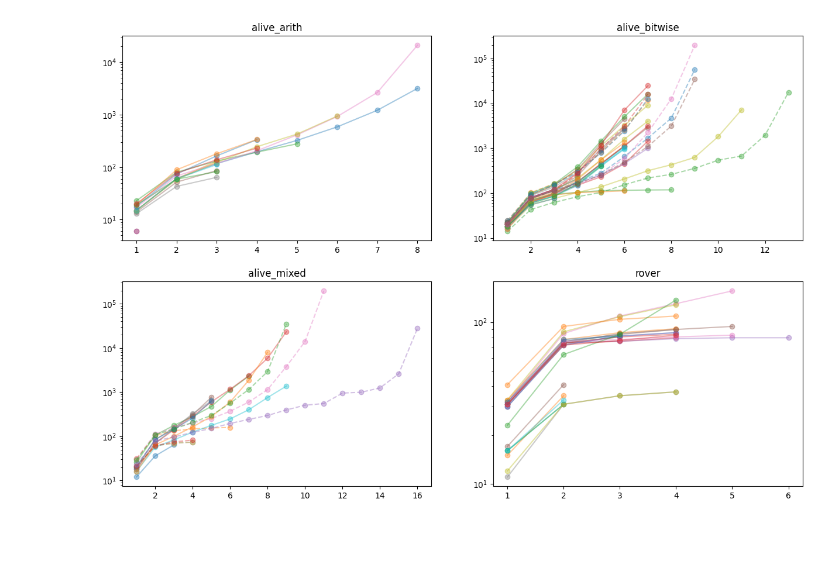
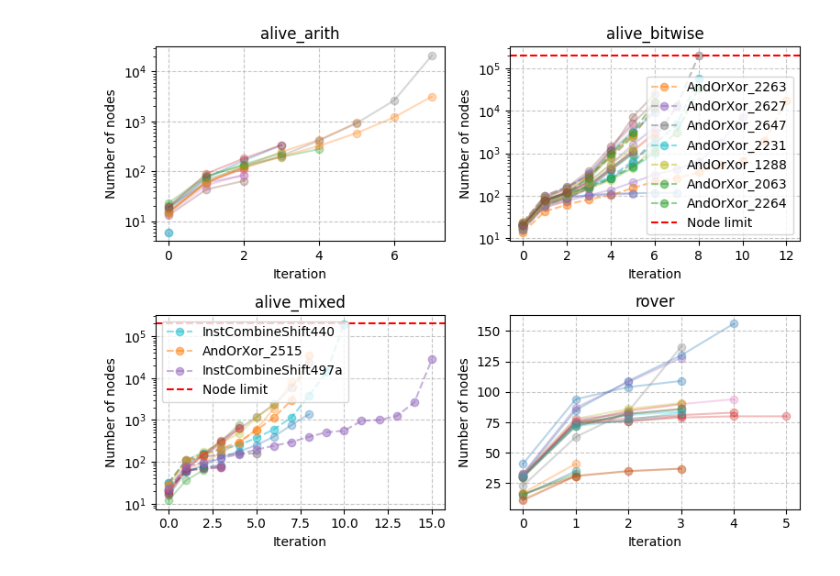
Before and after one commit to luigirinaldi/fyp, a Jupyter notebook: gen_graphs/scripts/graphing/results_graphs.ipynb, the cells around one changed output. Saved outputs shown, nothing was run; the diff lists cells and outputs as text; code cells hidden in the pictures; blank space fills up the shorter version.

Commit message:
make nice plots and get some new data

```diff
--- a/gen_graphs/scripts/graphing/results_graphs.ipynb
+++ b/gen_graphs/scripts/graphing/results_graphs.ipynb
@@ -265,42 +263,71 @@ mult_sum_same             1.15
 left_shift_add_1          1.51
 # %%
 import numpy as np
+
+NODE_LIMIT = 200_000
 
 # get the non memory data
 rover_data = egraph_data['alive_mixed'][0]
 
-fig, axs = plt.subplots(2,2, figsize=(15,10))
+fig, axs = plt.subplots(2,2, figsize=(8,6))
 
 for i, (bench, data) in enumerate(egraph_data.items()):
     ax = axs[i//2][i%2]
+    any_unproven = False
+
+    diffs = []
+    maxs = []
     for theorem, info in data[0].items():
 
         iter_data = info['iteration_info']
 
         y = []
         x = []
-        x = [*range(1, len(iter_data) + 1)]
+        x = [*range(0, len(iter_data))]
         for it in iter_data:
             # x.append((x[-1] if x != [] else 0) + it['total_time'])
 
             y.append(it['egraph_nodes'])
             # y.append(it['egraph_classes'])
             # y.append(sum([v for _k, v in it['applied'].items()]))
             # y.append(len(y) + 1)
 
         is_unproven = False
-        if info['summary']['stop_reason'] != {'Other': 'Found equivalence'}:
-            # ax.text(x[-1], y[-1], theorem, horizontalalignment='center')
+        satured = False
+        if (reason:= info['summary']['stop_reason']) != {'Other': 'Found equivalence'}:
+            satured = reason == 'Saturated'
+                # ax.text(x[-1], y[-1], theorem, horizontalalignment='center')
             is_unproven = True
 
-        ax.plot(x, y,'-o' if not is_unproven else '--o', alpha=0.4, label=theorem)
+        if is_unproven:
+            if  satured:
+                ax.plot(x, y,'--o', alpha=0.5)
+            else:
+                ax.plot(x, y,'--o', alpha=0.5, label=theorem)
+        else:
+            ax.plot(x, y,'-o', alpha=0.3)
+
+        if (non_zero:= [t for t in y if t != 0]) != []:
+            diffs.append(max(y) / min(non_zero))
+        maxs.append(max(y))
+        any_unproven |= is_unproven
+
+    if any([abs(m - NODE_LIMIT) < 10000 for m in maxs]):
+        ax.axhline(NODE_LIMIT, color='red', linestyle='dashed', label='Node limit')
+
     ax.set_title(bench)
+    ax.set_xlabel('Iteration')
+    ax.set_ylabel('Number of nodes')
     # ax.set_yscale('function', functions=(lambda x: np.log(np.log(x)), lambda x: np.exp(np.exp(x))))
-    ax.set_yscale('log')
-    # ax.set_xscale('log')
+    if max(diffs) > 100:
+        ax.set_yscale('log')
+    if any_unproven:
+        ax.legend()
+    ax.grid(True, linestyle='--', alpha=0.7)
 
 
-# ax.legend()
+plt.tight_layout()
+plt.savefig(f"{out_dir}bench_compare_nodes.pdf")
 plt.show()
 # %% [output]
-[figure, old version]
+[figure, new version]
```
Also changed, not shown: parts of 2 cells of this notebook, 9 other files.
